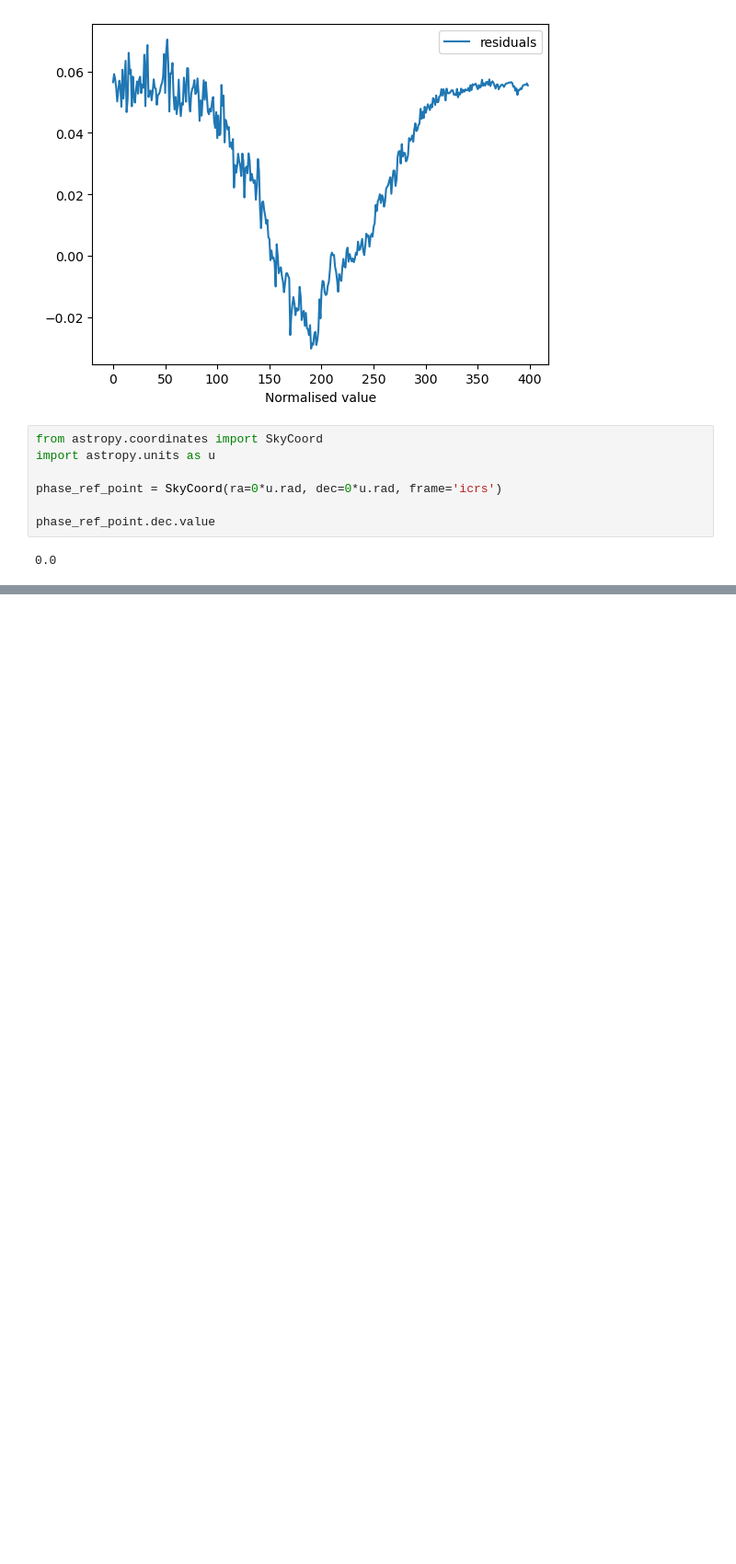
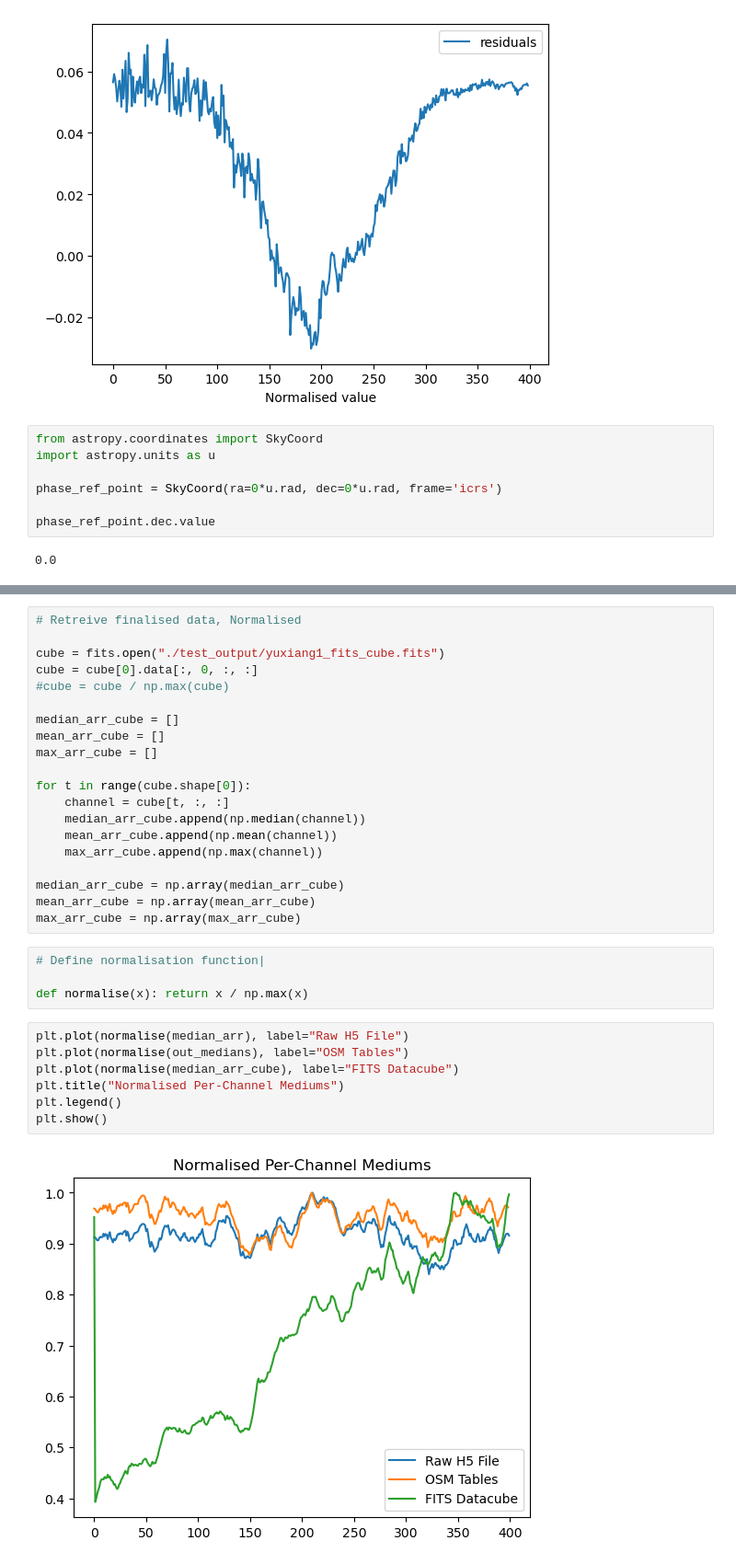
Before and after one commit to oliviax727/phd-programs, a Jupyter notebook: regrid/regrid_testing.ipynb, the cells around one changed output, grey strips where cells are left out. Shown at 92% size. Drawn from its saved outputs; the diff is of its cells as text; blank space fills up the shorter version.

```diff
--- a/regrid/regrid_testing.ipynb
+++ b/regrid/regrid_testing.ipynb
@@ -154,0 +245,33 @@ phase_ref_point.dec.value
+# %%
+# Retreive finalised data, Normalised
+
+cube = fits.open("./test_output/yuxiang1_fits_cube.fits")
+cube = cube[0].data[:, 0, :, :]
+#cube = cube / np.max(cube)
+
+median_arr_cube = []
+mean_arr_cube = []
+max_arr_cube = []
+
+for t in range(cube.shape[0]):
+    channel = cube[t, :, :]
+    median_arr_cube.append(np.median(channel))
+    mean_arr_cube.append(np.mean(channel))
+    max_arr_cube.append(np.max(channel))
+
+median_arr_cube = np.array(median_arr_cube)
+mean_arr_cube = np.array(mean_arr_cube)
+max_arr_cube = np.array(max_arr_cube)
+# %%
+# Define normalisation function|
+
+def normalise(x): return x / np.max(x)
+# %%
+plt.plot(normalise(median_arr), label="Raw H5 File")
+plt.plot(normalise(out_medians), label="OSM Tables")
+plt.plot(normalise(median_arr_cube), label="FITS Datacube")
+plt.title("Normalised Per-Channel Mediums")
+plt.legend()
+plt.show()
+# %% [output]
+[figure, added]
```
Also changed, not shown: parts of 11 cells of this notebook, 4 other files.
